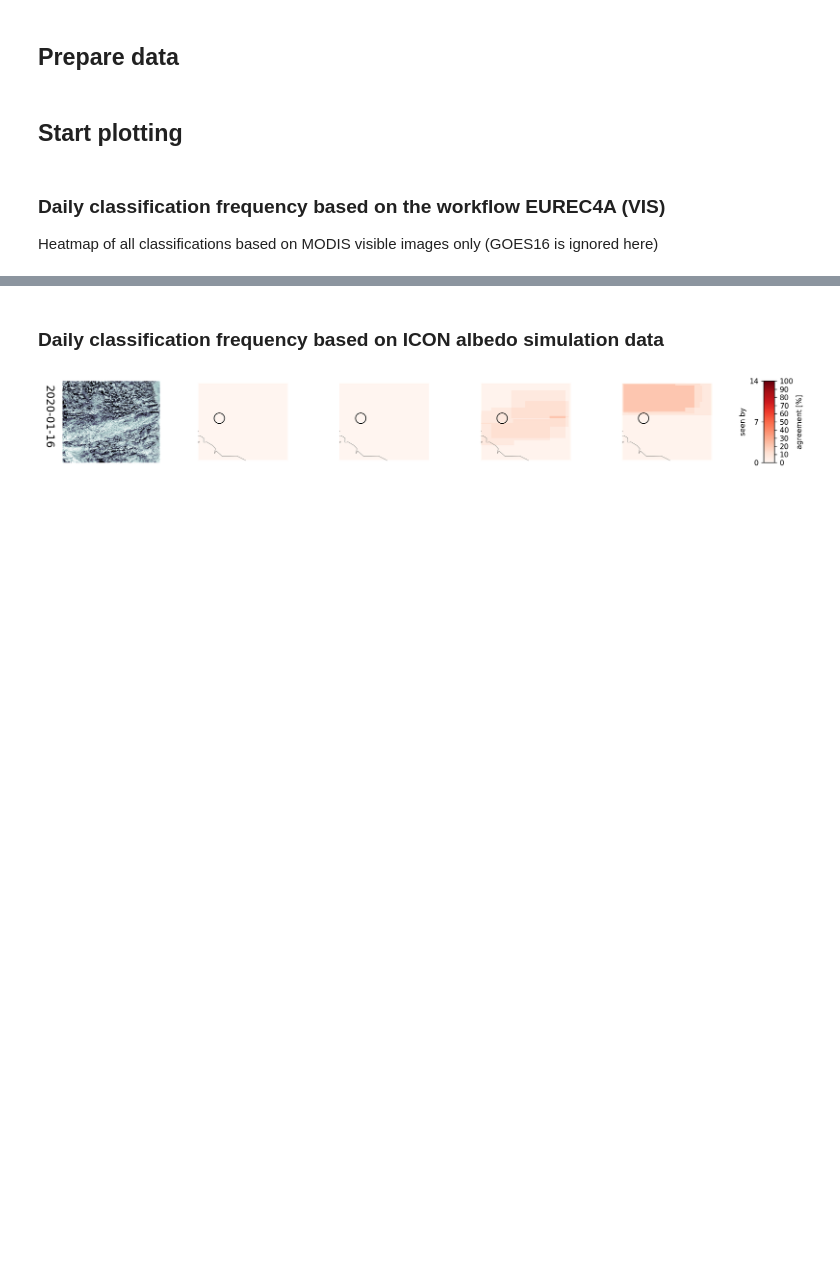
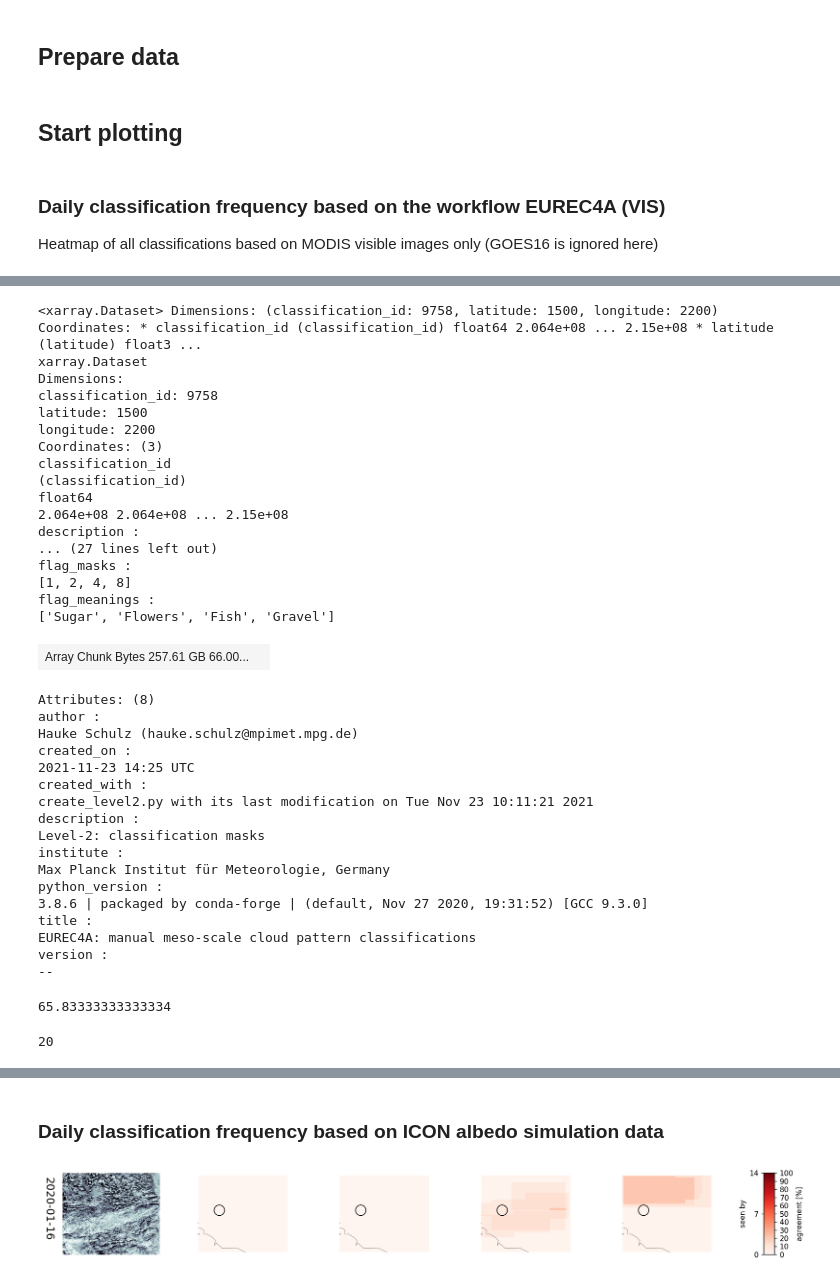
Before and after one commit to observingClouds/C3ONTEXT, a Jupyter notebook: notebooks/create_overview_figures.ipynb, the cells around one changed output, grey strips where cells are left out. Cells and saved outputs as stored; diff of their text form; code cells hidden in the pictures; blank space fills up the shorter version.

```diff
--- a/notebooks/create_overview_figures.ipynb
+++ b/notebooks/create_overview_figures.ipynb
@@ -58,0 +124,46 @@ Heatmap of all classifications based on MODIS visible images only (GOES16 is ign
+# %%
+ds_l2
+# %% [output]
+<xarray.Dataset> Dimensions: (classification_id: 9758, latitude: 1500, longitude: 2200) Coordinates: * classification_id (classification_id) float64 2.064e+08 ... 2.15e+08 * latitude (latitude) float3 ...
+xarray.Dataset
+Dimensions:
+classification_id: 9758
+latitude: 1500
+longitude: 2200
+Coordinates: (3)
+classification_id
+(classification_id)
+float64
+2.064e+08 2.064e+08 ... 2.15e+08
+description :
+... (27 lines left out)
+flag_masks :
+[1, 2, 4, 8]
+flag_meanings :
+['Sugar', 'Flowers', 'Fish', 'Gravel']
+| Array Chunk Bytes 257.61 GB 66.00... |  |
+Attributes: (8)
+author :
+Hauke Schulz (hauke.schulz@mpimet.mpg.de)
+created_on :
+2021-11-23 14:25 UTC
+created_with :
+create_level2.py with its last modification on Tue Nov 23 10:11:21 2021
+description :
+Level-2: classification masks
+institute :
+Max Planck Institut für Meteorologie, Germany
+python_version :
+3.8.6 | packaged by conda-forge | (default, Nov 27 2020, 19:31:52) [GCC 9.3.0]
+title :
+EUREC4A: manual meso-scale cloud pattern classifications
+version :
+--
+# %%
+freq.max()
+# %% [output]
+65.83333333333334
+# %%
+len(np.unique(date_df_sel.user_name))
+# %% [output]
+20
```
Also changed, not shown: parts of 11 cells of this notebook.
